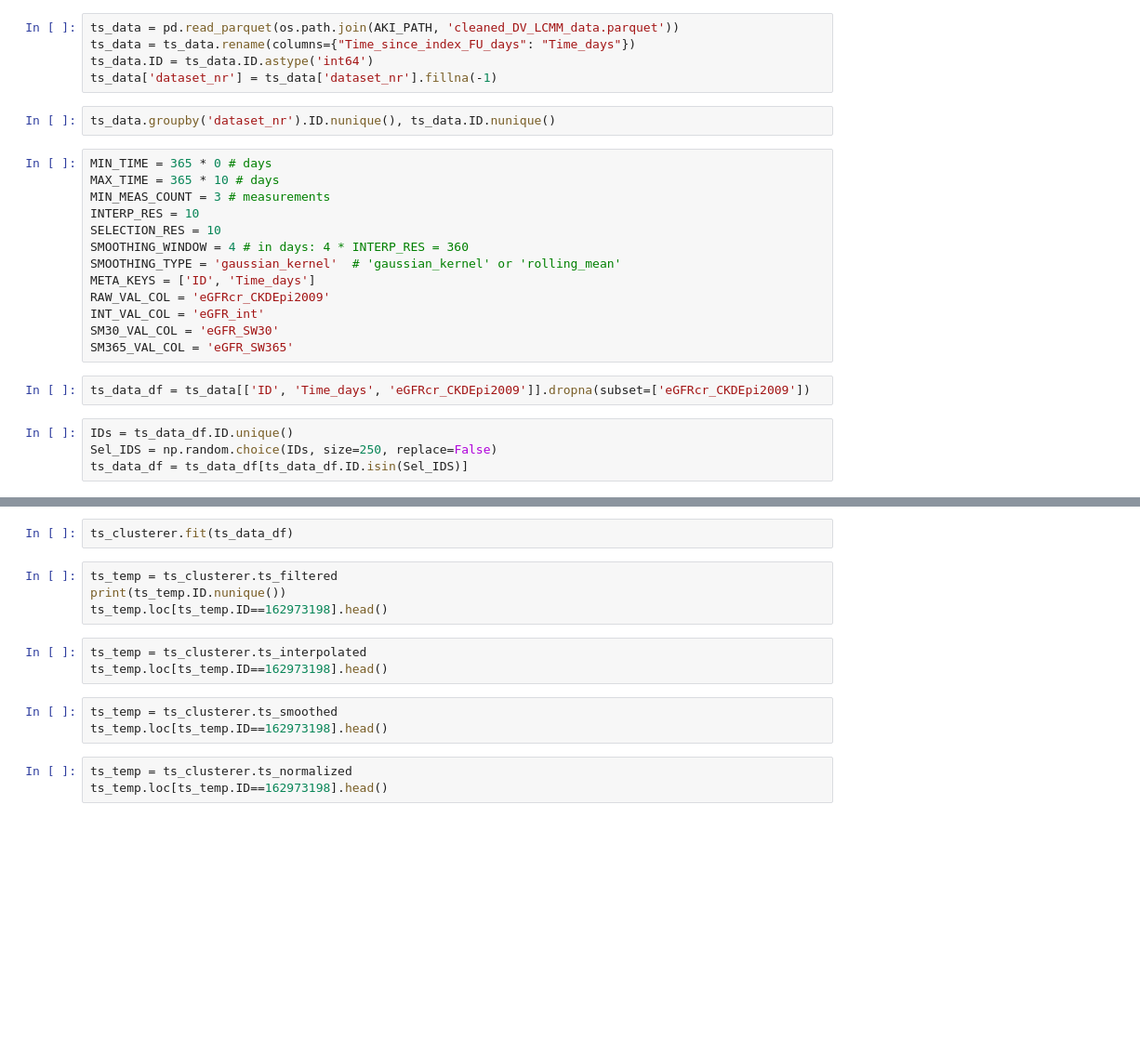
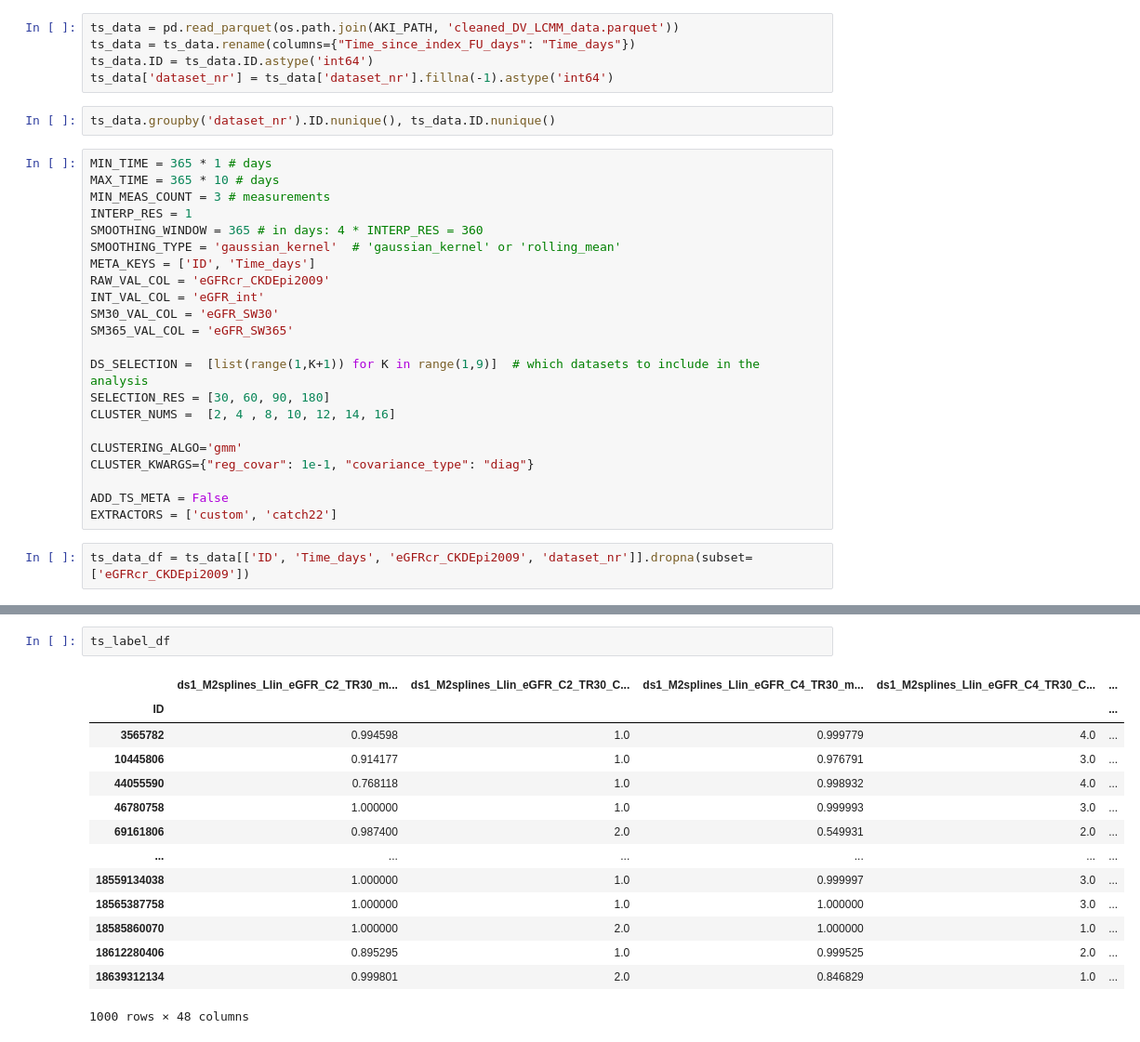
Before and after one commit to bramiozo/TimEx, a Jupyter notebook: sandbox/AKI_paper.ipynb, the cells around one changed output, grey strips where cells are left out. Shown at 93% size. Drawn from its saved outputs; the diff is of its cells as text; blank space fills up the shorter version.

```diff
--- a/sandbox/AKI_paper.ipynb
+++ b/sandbox/AKI_paper.ipynb
@@ -41,25 +44,30 @@ os.listdir('.')
 ts_data = pd.read_parquet(os.path.join(AKI_PATH, 'cleaned_DV_LCMM_data.parquet'))
 ts_data = ts_data.rename(columns={"Time_since_index_FU_days": "Time_days"})
 ts_data.ID = ts_data.ID.astype('int64')
-ts_data['dataset_nr'] = ts_data['dataset_nr'].fillna(-1)
+ts_data['dataset_nr'] = ts_data['dataset_nr'].fillna(-1).astype('int64')
 # %%
 ts_data.groupby('dataset_nr').ID.nunique(), ts_data.ID.nunique()
 # %%
-MIN_TIME = 365 * 0 # days
+MIN_TIME = 365 * 1 # days
 MAX_TIME = 365 * 10 # days
 MIN_MEAS_COUNT = 3 # measurements
-INTERP_RES = 10
-SELECTION_RES = 10
-SMOOTHING_WINDOW = 4 # in days: 4 * INTERP_RES = 360
+INTERP_RES = 1
+SMOOTHING_WINDOW = 365 # in days: 4 * INTERP_RES = 360
 SMOOTHING_TYPE = 'gaussian_kernel'  # 'gaussian_kernel' or 'rolling_mean'
 META_KEYS = ['ID', 'Time_days']
 RAW_VAL_COL = 'eGFRcr_CKDEpi2009'
 INT_VAL_COL = 'eGFR_int'
 SM30_VAL_COL = 'eGFR_SW30'
 SM365_VAL_COL = 'eGFR_SW365'
+
+DS_SELECTION =  [list(range(1,K+1)) for K in range(1,9)]  # which datasets to include in the analysis
+SELECTION_RES = [30, 60, 90, 180]
+CLUSTER_NUMS =  [2, 4 , 8, 10, 12, 14, 16]
+
+CLUSTERING_ALGO='gmm'
+CLUSTER_KWARGS={"reg_covar": 1e-1, "covariance_type": "diag"}
+
+ADD_TS_META = False
+EXTRACTORS = ['custom', 'catch22']
 # %%
-ts_data_df = ts_data[['ID', 'Time_days', 'eGFRcr_CKDEpi2009']].dropna(subset=['eGFRcr_CKDEpi2009'])
+ts_data_df = ts_data[['ID', 'Time_days', 'eGFRcr_CKDEpi2009', 'dataset_nr']].dropna(subset=['eGFRcr_CKDEpi2009'])
-# %%
-IDs = ts_data_df.ID.unique()
-Sel_IDS = np.random.choice(IDs, size=250, replace=False)
-ts_data_df = ts_data_df[ts_data_df.ID.isin(Sel_IDS)]
@@ -88,15 +215,17 @@ ts_clusterer = clustering.CrossSectionalClustering(smoothing=True,
-# %%
-ts_clusterer.fit(ts_data_df)
-# %%
-ts_temp = ts_clusterer.ts_filtered
-print(ts_temp.ID.nunique())
-ts_temp.loc[ts_temp.ID==162973198].head()
-# %%
-ts_temp = ts_clusterer.ts_interpolated
-ts_temp.loc[ts_temp.ID==162973198].head()
-# %%
-ts_temp = ts_clusterer.ts_smoothed
-ts_temp.loc[ts_temp.ID==162973198].head()
-# %%
-ts_temp = ts_clusterer.ts_normalized
-ts_temp.loc[ts_temp.ID==162973198].head()
+# %%
+ts_label_df
+# %% [output]
+|  | ds1_M2splines_Llin_eGFR_C2_TR30_m... | ds1_M2splines_Llin_eGFR_C2_TR30_C... | ds1_M2splines_Llin_eGFR_C4_TR30_m... | ds1_M2splines_Llin_eGFR_C4_TR30_C... | ... |
+| ID |  |  |  |  | ... |
+| 3565782 | 0.994598 | 1.0 | 0.999779 | 4.0 | ... |
+| 10445806 | 0.914177 | 1.0 | 0.976791 | 3.0 | ... |
+| 44055590 | 0.768118 | 1.0 | 0.998932 | 4.0 | ... |
+| 46780758 | 1.000000 | 1.0 | 0.999993 | 3.0 | ... |
+| 69161806 | 0.987400 | 2.0 | 0.549931 | 2.0 | ... |
+| ... | ... | ... | ... | ... | ... |
+| 18559134038 | 1.000000 | 1.0 | 0.999997 | 3.0 | ... |
+| 18565387758 | 1.000000 | 1.0 | 1.000000 | 3.0 | ... |
+| 18585860070 | 1.000000 | 2.0 | 1.000000 | 1.0 | ... |
+| 18612280406 | 0.895295 | 1.0 | 0.999525 | 2.0 | ... |
+| 18639312134 | 0.999801 | 2.0 | 0.846829 | 1.0 | ... |
+1000 rows × 48 columns
```
Also changed, not shown: parts of 4 cells of this notebook, 2 other files.
